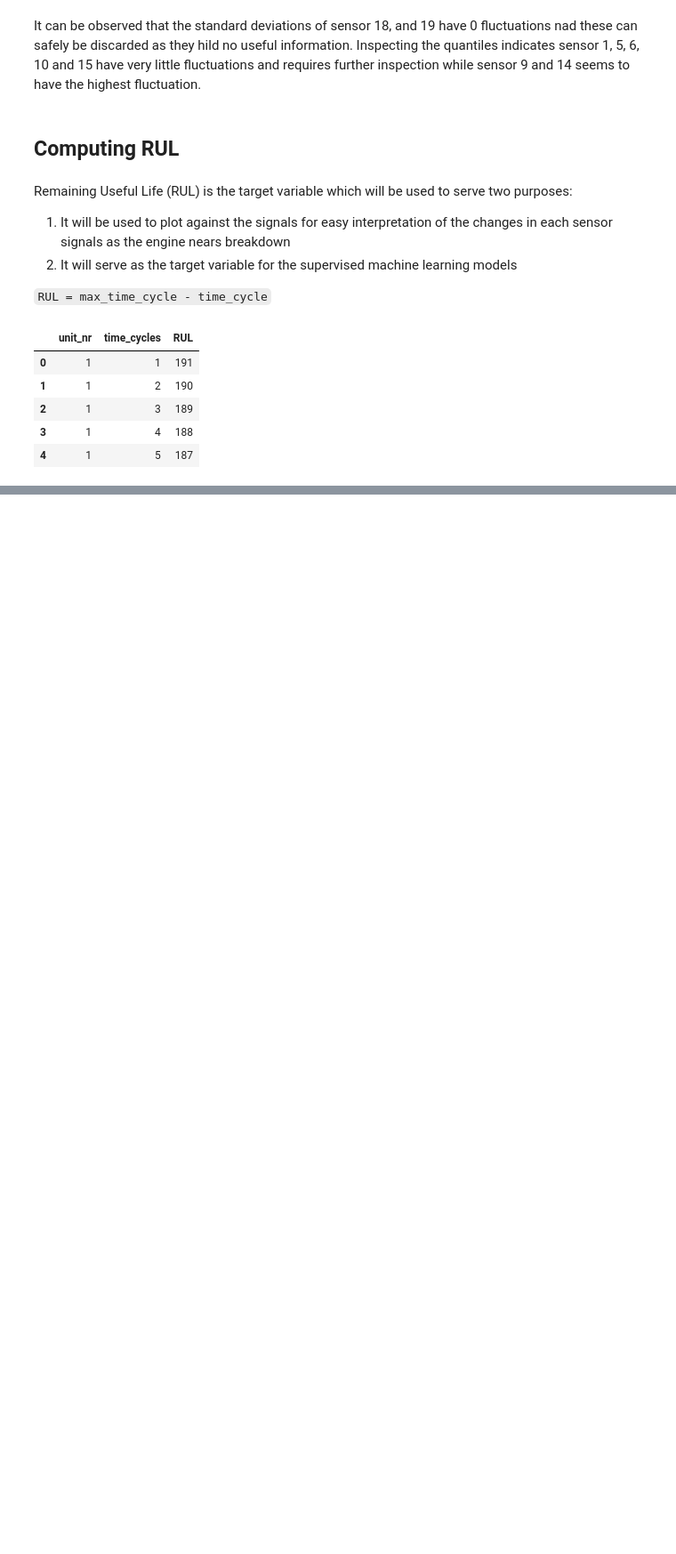
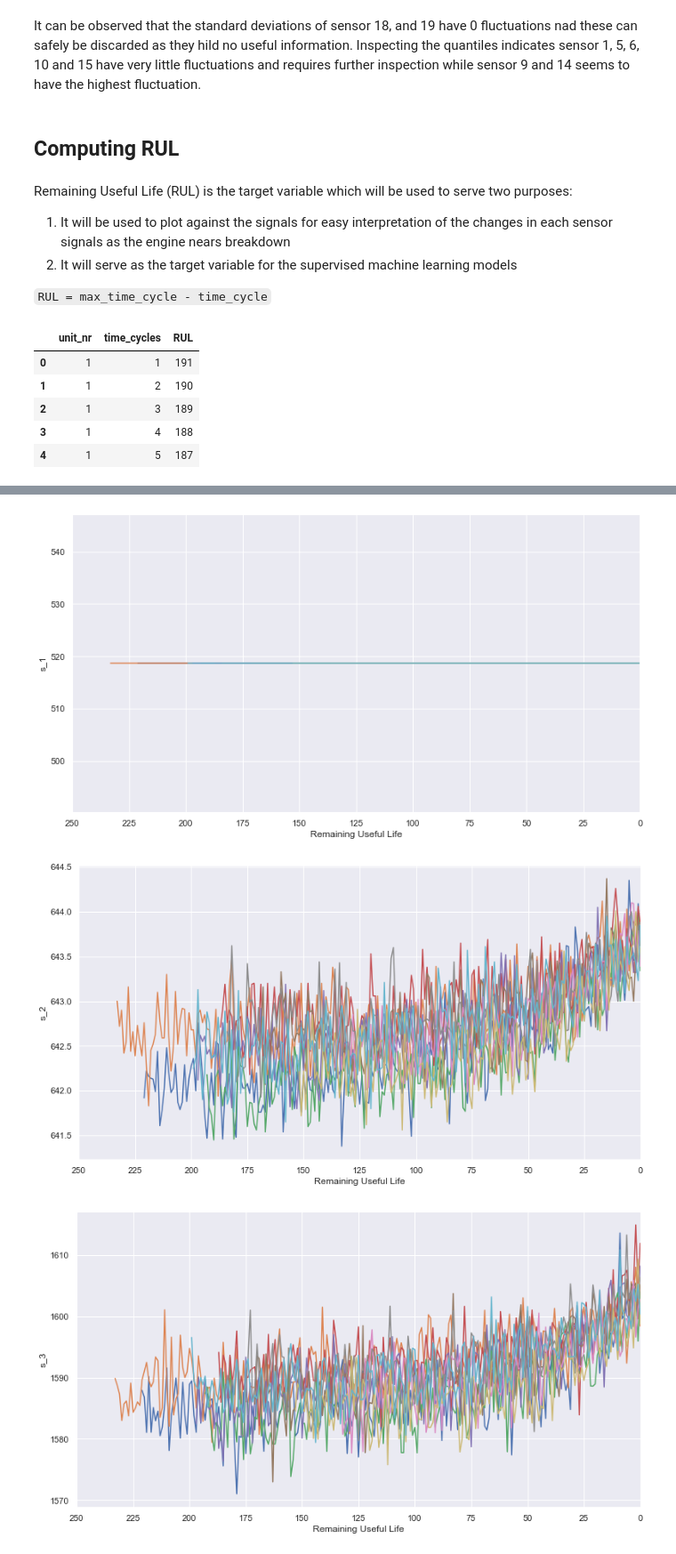
Before and after one commit to DennisxB/turbofan-predictive-maintenance, a Jupyter notebook: 01_FD001.ipynb, the cells around one changed output, grey strips where cells are left out. Shown at 89% size. Saved outputs shown, nothing was run; the diff lists cells and outputs as text; code cells hidden in the pictures; blank space fills up the shorter version.

```diff
--- a/01_FD001.ipynb
+++ b/01_FD001.ipynb
@@ -139,0 +123,19 @@ train_data[index_names + ['RUL']].head()
+# %%
+def plot_sensor(sensor_name):
+    plt.figure(figsize=(13,7))
+    for i in train['unit_nr'].unique():
+        if (i % 10 == 0):
+            plt.plot('RUL', sensor_name, data=train[train['unit_nr'] == i])
+    plt.xlim(250, 0) # reverse the x_axis
+    plt.xticks(np.arange(0, 275, 25))
+    plt.ylabel(sensor_name)
+    plt.xlabel('Remaining Useful Life')
+    plt.show()
+# %%
+# plotting sensor
+for sensor_name in sensor_names:
+    plot_sensor(sensor_name)
+# %% [output]
+[figure, added]
+[figure, added]
+[figure, added]
```
Also changed, not shown: parts of 31 cells of this notebook.
